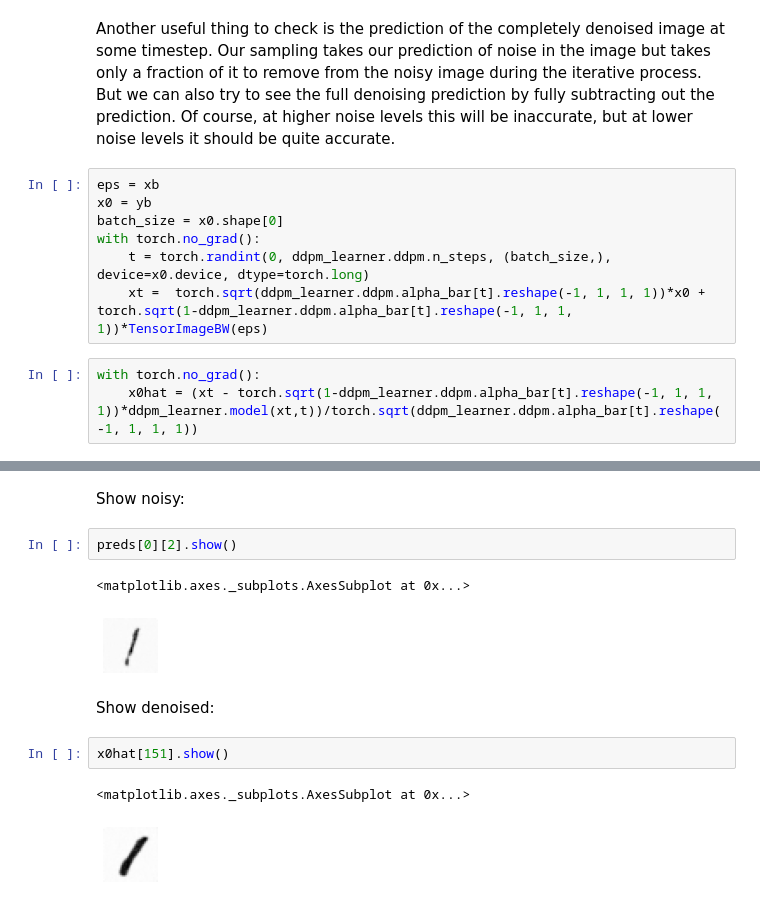
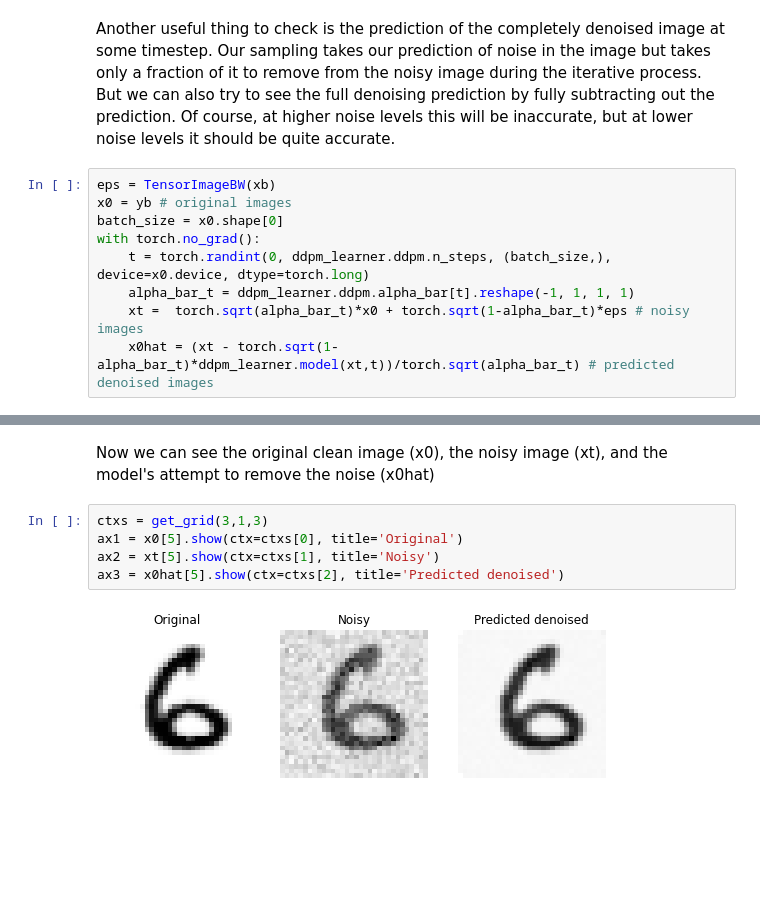
Before and after one commit to fastai/fastdiffusion, a Jupyter notebook: nbs/Diffusion_models_with_fastai.ipynb, the cells around one changed output, grey strips where cells are left out. Saved outputs shown, nothing was run; the diff lists cells and outputs as text; blank space fills up the shorter version.

Commit message:
clean up DDPM fastai notebook

```diff
--- a/nbs/Diffusion_models_with_fastai.ipynb
+++ b/nbs/Diffusion_models_with_fastai.ipynb
@@ -144,13 +146,12 @@ Awesome, we got a simple MNIST digit!
 # %% [markdown]
 Another useful thing to check is the prediction of the completely denoised image at some timestep. Our sampling takes our prediction of noise in the image but takes only a fraction of it to remove from the noisy image during the iterative process. But we can also try to see the full denoising prediction by fully subtracting out the prediction. Of course, at higher noise levels this will be inaccurate, but at lower noise levels it should be quite accurate.
 # %%
-eps = xb
-x0 = yb
+eps = TensorImageBW(xb)
+x0 = yb # original images
 batch_size = x0.shape[0]
 with torch.no_grad():
     t = torch.randint(0, ddpm_learner.ddpm.n_steps, (batch_size,), device=x0.device, dtype=torch.long)
-    xt =  torch.sqrt(ddpm_learner.ddpm.alpha_bar[t].reshape(-1, 1, 1, 1))*x0 + torch.sqrt(1-ddpm_learner.ddpm.alpha_bar[t].reshape(-1, 1, 1, 1))*TensorImageBW(eps)
+    alpha_bar_t = ddpm_learner.ddpm.alpha_bar[t].reshape(-1, 1, 1, 1)
+    xt =  torch.sqrt(alpha_bar_t)*x0 + torch.sqrt(1-alpha_bar_t)*eps # noisy images
+    x0hat = (xt - torch.sqrt(1-alpha_bar_t)*ddpm_learner.model(xt,t))/torch.sqrt(alpha_bar_t) # predicted denoised images
-# %%
-with torch.no_grad():
-    x0hat = (xt - torch.sqrt(1-ddpm_learner.ddpm.alpha_bar[t].reshape(-1, 1, 1, 1))*ddpm_learner.model(xt,t))/torch.sqrt(ddpm_learner.ddpm.alpha_bar[t].reshape(-1, 1, 1, 1))
 # %% [markdown]
@@ -169,14 +163,9 @@ x0[151].show()
-# %% [markdown]
-Show noisy:
-# %%
-preds[0][2].show()
-# %% [output]
-<matplotlib.axes._subplots.AxesSubplot at 0x...>
-[figure, removed]
-# %% [markdown]
-Show denoised:
-# %%
-x0hat[151].show()
-# %% [output]
-<matplotlib.axes._subplots.AxesSubplot at 0x...>
-[figure, removed]
+# %% [markdown]
+Now we can see the original clean image (x0), the noisy image (xt), and the model's attempt to remove the noise (x0hat)
+# %%
+ctxs = get_grid(3,1,3)
+ax1 = x0[5].show(ctx=ctxs[0], title='Original')
+ax2 = xt[5].show(ctx=ctxs[1], title='Noisy')
+ax3 = x0hat[5].show(ctx=ctxs[2], title='Predicted denoised')
+# %% [output]
+[figure, added]
```
Also changed, not shown: parts of 11 cells of this notebook.
